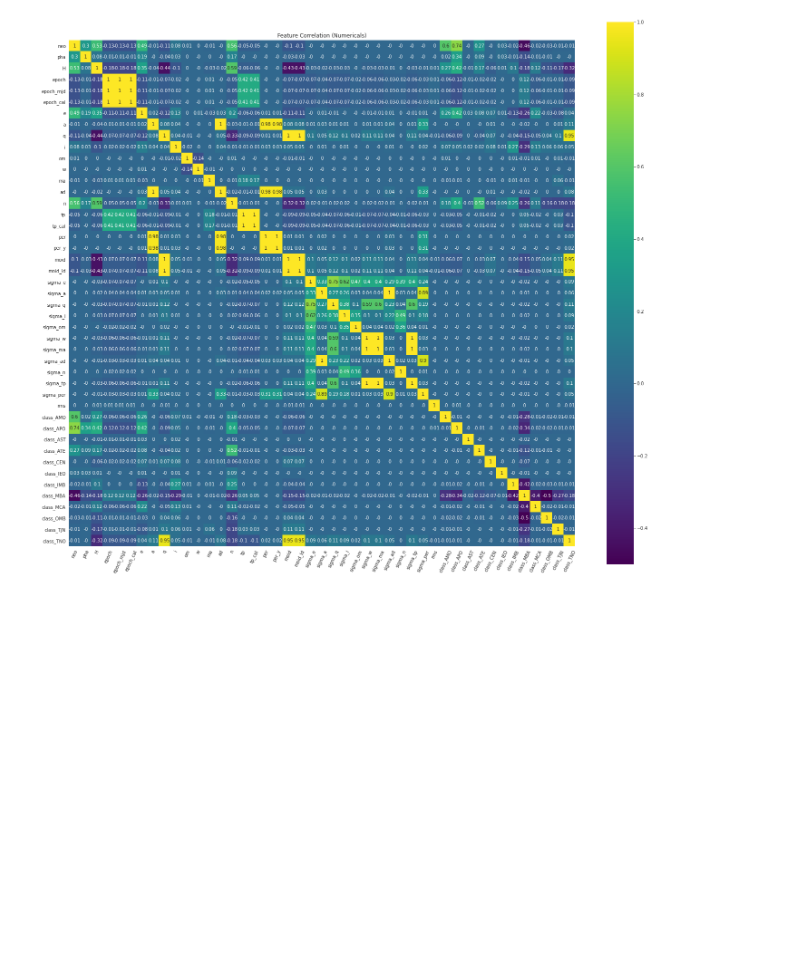
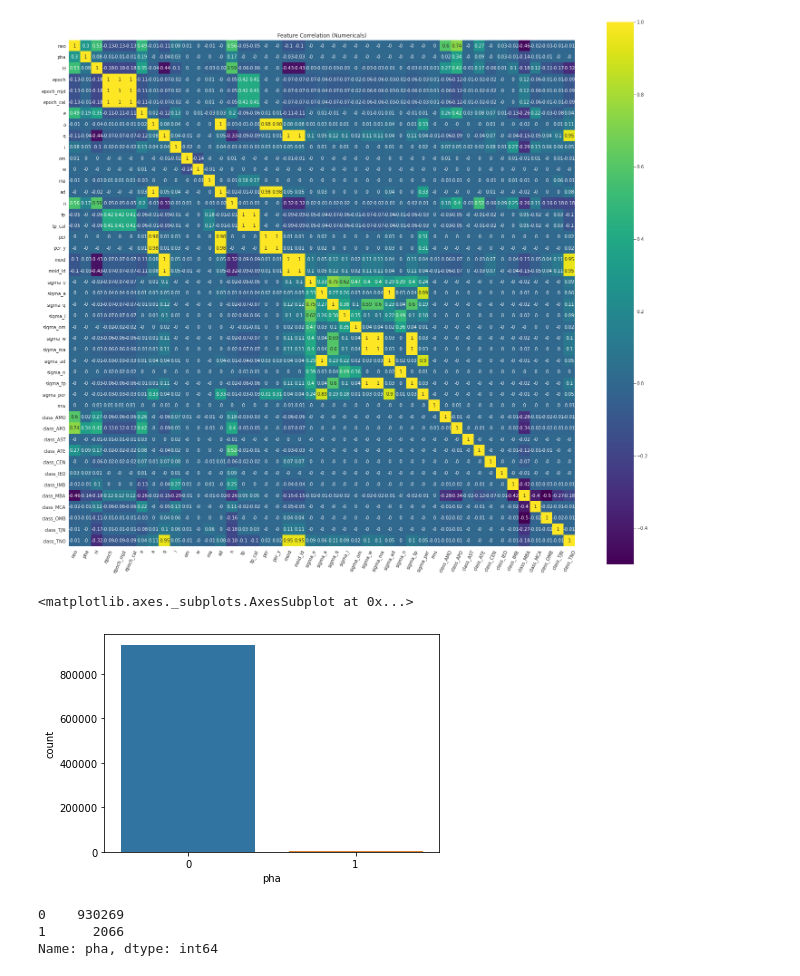
Before and after one commit to a-gantzia/Hazardous_Asteroid_Prediction, a Jupyter notebook: Hazardous_Asteroid_Prediction.ipynb, the cells around one changed output. Cells and saved outputs as stored; diff of their text form; code cells hidden in the pictures; blank space fills up the shorter version.

```diff
--- a/Hazardous_Asteroid_Prediction.ipynb
+++ b/Hazardous_Asteroid_Prediction.ipynb
@@ -172,0 +148,12 @@ corrank(df)
+# %%
+
+sns.countplot(x=df['pha'])
+# %% [output]
+<matplotlib.axes._subplots.AxesSubplot at 0x...>
+[figure, added]
+# %%
+df.pha.value_counts()
+# %% [output]
+0    930269
+1      2066
+Name: pha, dtype: int64
```
Also changed, not shown: parts of 7 cells of this notebook.
